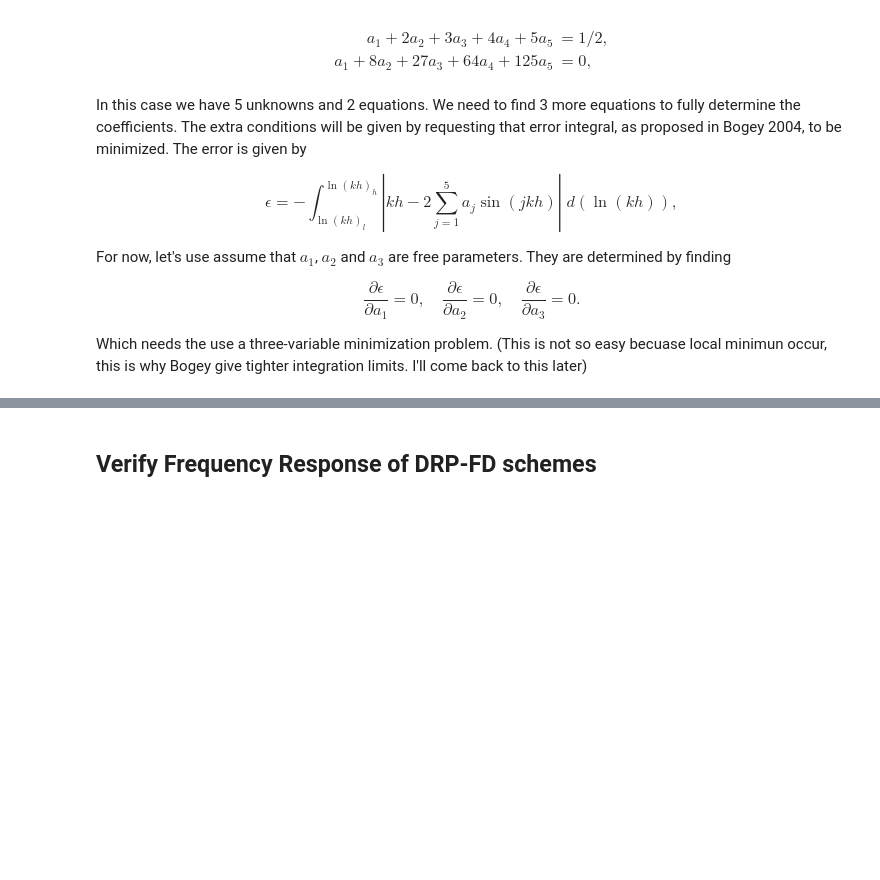
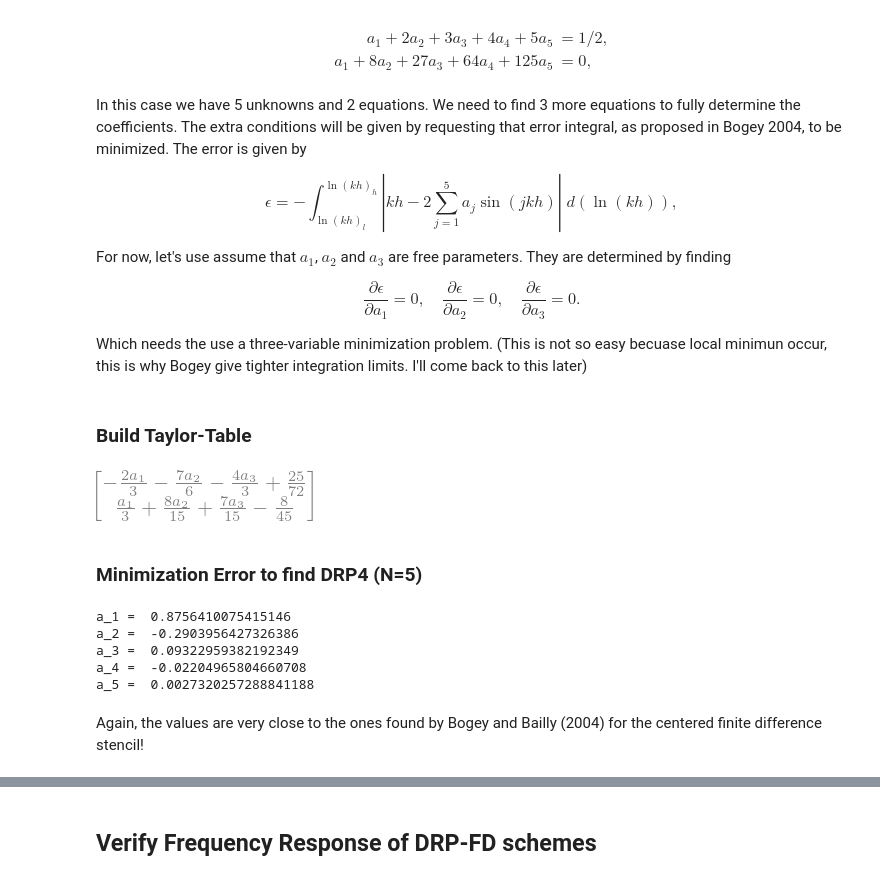
Before and after one commit to wme7/DRP_schemes, a Jupyter notebook: DRP_FD_schemes.ipynb, the cells around one changed output, grey strips where cells are left out. Drawn from its saved outputs; the diff is of its cells as text; code cells hidden in the pictures; blank space fills up the shorter version.

```diff
--- a/DRP_FD_schemes.ipynb
+++ b/DRP_FD_schemes.ipynb
@@ -360,3 +434,47 @@ $$
 $$
 
 Which needs the use a three-variable minimization problem. (This is not so easy becuase local minimun occur, this is why Bogey give tighter integration limits. I'll come back to this later)
+# %% [markdown]
+### Build Taylor-Table
+# %%
+# Stencil coefficients
+var('a_1 a_2 a_3', real=true)
+
+# Solve the linear system
+matrix = Matrix([
+    [4, 5],
+    [64, 125]])
+rhs = Matrix([Rational(1,2)-a_1-2*a_2-3*a_3,-a_1-8*a_2-27*a_3])
+
+coefs = matrix.inv() * rhs
+coefs
+# %% [output]
+[figure, added]
+# %% [markdown]
+### Minimization Error to find DRP4 (N=5)
+# %%
+from scipy.integrate import quad
+from scipy.optimize import minimize
+
+# Define error function using scipy quad
+def error(a_):
+    intgrl, abserr = quad(lambda th: (th - 2 * (a_[0]*np.sin(th) + a_[1]*np.sin(2*th) + a_[2]*np.sin(3*th) + (-2/3*a_[0]-7/6*a_[1]-4/3*a_[2]+25/72)*np.sin(4*th) + (1/3*a_[0]+8/15*a_[1]+7/15*a_[2]-8/45)*np.sin(5*th)))**2, -np.pi/2, np.pi/2, epsabs=1e-14, epsrel=1e-14)
+    return intgrl
+
+# Find minimum of error function
+minimum = minimize(error, [0.87, -0.28, 0.09], tol=1e-14)
+
+# Print the value of the chosen free-parameter coefficient
+print('a_1 = ', minimum.x[0])
+print('a_2 = ', minimum.x[1])
+print('a_3 = ', minimum.x[2])
+print('a_4 = ', -2/3*minimum.x[0]-7/6*minimum.x[1]-4/3*minimum.x[2]+25/72)
+print('a_5 = ', 1/3*minimum.x[0]+8/15*minimum.x[1]+7/15*minimum.x[2]-8/45)
+# %% [output]
+a_1 =  0.8756410075415146
+a_2 =  -0.2903956427326386
+a_3 =  0.09322959382192349
+a_4 =  -0.02204965804660708
+a_5 =  0.0027320257288841188
+# %% [markdown]
+Again, the values are very close to the ones found by Bogey and Bailly (2004) for the centered finite difference stencil!
```
Also changed, not shown: parts of 11 cells of this notebook.
